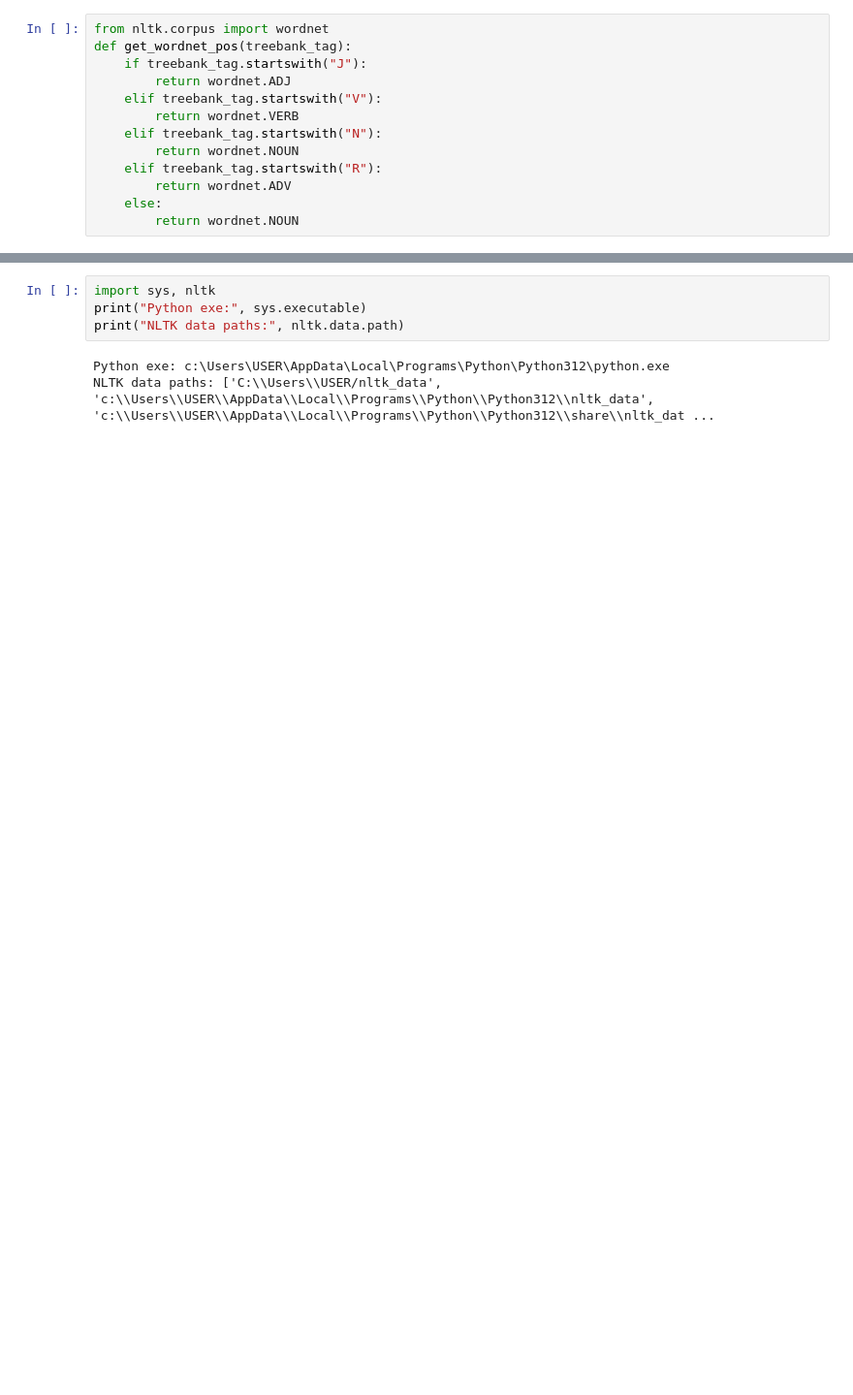
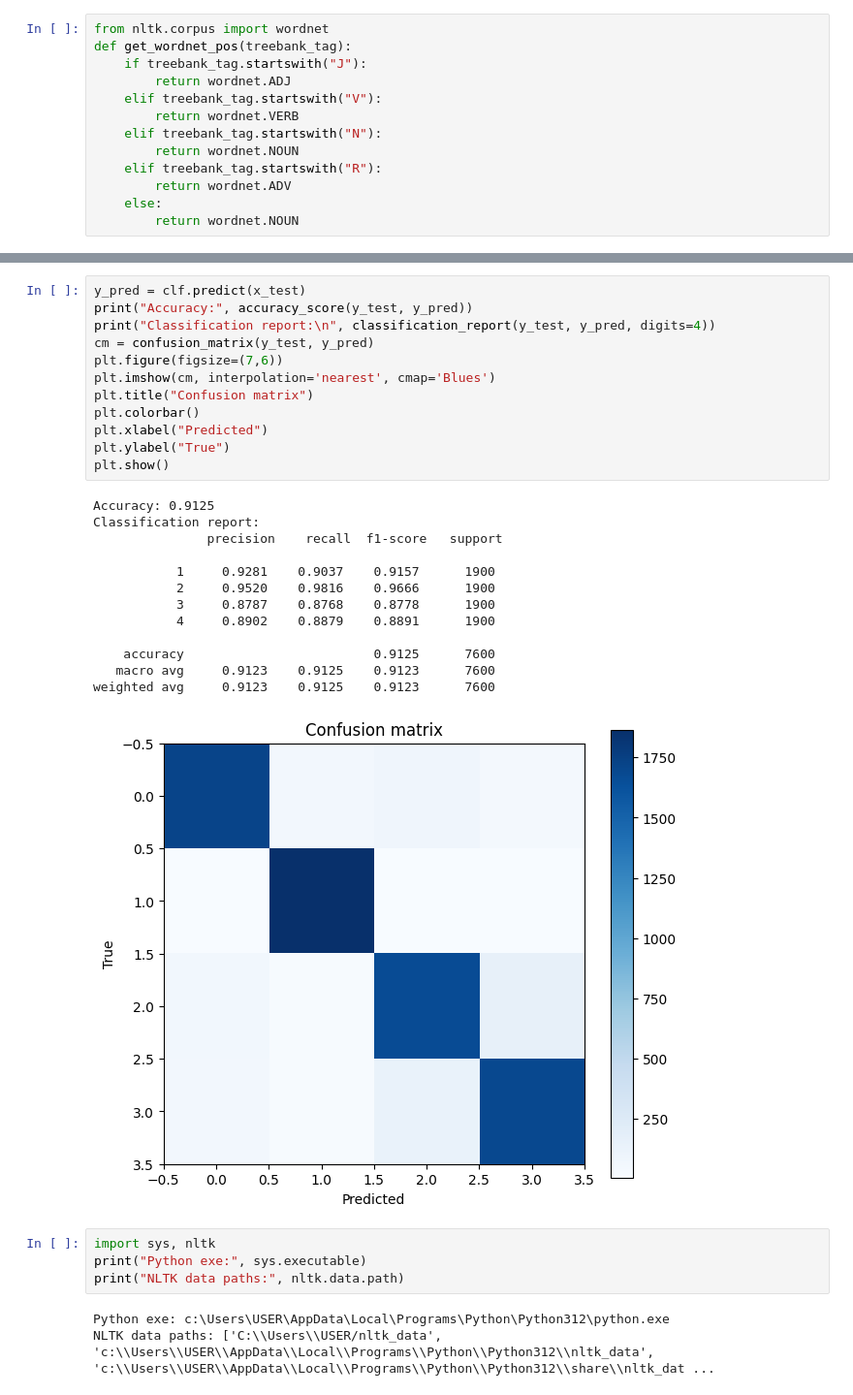
Before and after one commit to ABAZIAS/Question-Answering-With-Transformers, a Jupyter notebook: Task 1/News Category.ipynb, the cells around one changed output, grey strips where cells are left out. Shown at 97% size. Cells and saved outputs as stored; diff of their text form; blank space fills up the shorter version.

```diff
--- a/Task 1/News Category.ipynb
+++ b/Task 1/News Category.ipynb
@@ -78,3 +217,29 @@ Length: 24000, dtype: object
+# %%
+y_pred = clf.predict(x_test)
+print("Accuracy:", accuracy_score(y_test, y_pred))
+print("Classification report:\n", classification_report(y_test, y_pred, digits=4))
+cm = confusion_matrix(y_test, y_pred)
+plt.figure(figsize=(7,6))
+plt.imshow(cm, interpolation='nearest', cmap='Blues')
+plt.title("Confusion matrix")
+plt.colorbar()
+plt.xlabel("Predicted")
+plt.ylabel("True")
+plt.show()
+# %% [output]
+Accuracy: 0.9125
+Classification report:
+               precision    recall  f1-score   support
+
+           1     0.9281    0.9037    0.9157      1900
+           2     0.9520    0.9816    0.9666      1900
+           3     0.8787    0.8768    0.8778      1900
+           4     0.8902    0.8879    0.8891      1900
+
+    accuracy                         0.9125      7600
+   macro avg     0.9123    0.9125    0.9123      7600
+weighted avg     0.9123    0.9125    0.9123      7600
+[figure, added]
 # %%
 import sys, nltk
 print("Python exe:", sys.executable)
```
Also changed, not shown: parts of 6 cells of this notebook.
